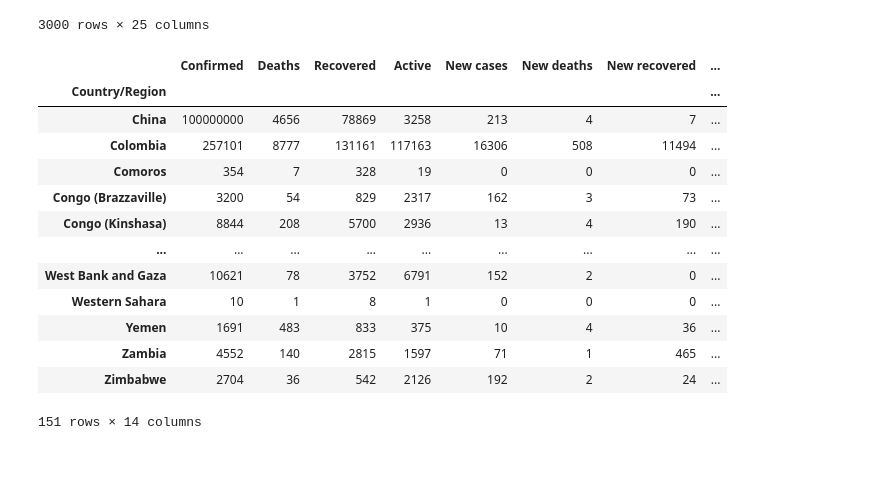
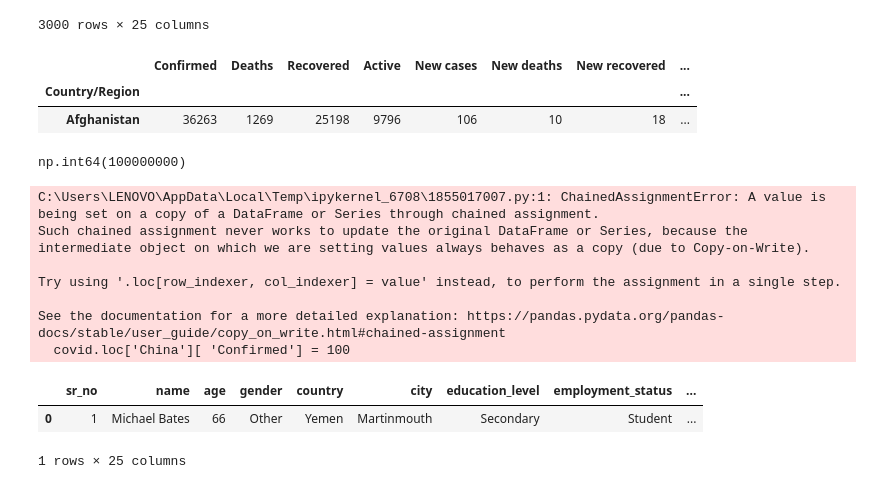
Before and after one commit to Anuragpathak08/Data-Analysis, a Jupyter notebook: pandas/m1day06.ipynb, the cells around one changed output. Saved outputs shown, nothing was run; the diff lists cells and outputs as text; code cells hidden in the pictures; blank space fills up the shorter version.

Commit message:
Refactor execution counts and fix chained assignment warnings in m1day06 notebook; update data handling for COVID and demographic datasets.

```diff
--- a/pandas/m1day06.ipynb
+++ b/pandas/m1day06.ipynb
@@ -153,19 +153,9 @@ gone_case
 # %%
 # covid.set_index('Country/Region', inplace=True)
 covid.loc['China':'China':, 'Confirmed'] = 100000000
-covid.loc['China':]
+covid.set_index('Country/Region', inplace= True)
+covid.head(1)
 # %% [output]
 |  | Confirmed | Deaths | Recovered | Active | New cases | New deaths | New recovered | ... |
 | Country/Region |  |  |  |  |  |  |  | ... |
-| China | 100000000 | 4656 | 78869 | 3258 | 213 | 4 | 7 | ... |
-| Colombia | 257101 | 8777 | 131161 | 117163 | 16306 | 508 | 11494 | ... |
-| Comoros | 354 | 7 | 328 | 19 | 0 | 0 | 0 | ... |
-| Congo (Brazzaville) | 3200 | 54 | 829 | 2317 | 162 | 3 | 73 | ... |
-| Congo (Kinshasa) | 8844 | 208 | 5700 | 2936 | 13 | 4 | 190 | ... |
-| ... | ... | ... | ... | ... | ... | ... | ... | ... |
-| West Bank and Gaza | 10621 | 78 | 3752 | 6791 | 152 | 2 | 0 | ... |
-| Western Sahara | 10 | 1 | 8 | 1 | 0 | 0 | 0 | ... |
-| Yemen | 1691 | 483 | 833 | 375 | 10 | 4 | 36 | ... |
-| Zambia | 4552 | 140 | 2815 | 1597 | 71 | 1 | 465 | ... |
-| Zimbabwe | 2704 | 36 | 542 | 2126 | 192 | 2 | 24 | ... |
+| Afghanistan | 36263 | 1269 | 25198 | 9796 | 106 | 10 | 18 | ... |
-151 rows × 14 columns
@@ -171,0 +165,14 @@ covid.loc['China':]
+# %%
+covid.loc['China', 'Confirmed']
+# %% [output]
+np.int64(100000000)
+# %%
+covid.loc['China'][ 'Confirmed'] = 100
+# %% [output]
+C:\Users\LENOVO\AppData\Local\Temp\ipykernel_6708\1855017007.py:1: ChainedAssignmentError: A value is being set on a copy of a DataFrame or Series through chained assignment.
+Such chained assignment never works to update the original DataFrame or Series, because the intermediate object on which we are setting values always behaves as a copy (due to Copy-on-Write).
+
+Try using '.loc[row_indexer, col_indexer] = value' instead, to perform the assignment in a single step.
+
+See the documentation for a more detailed explanation: https://pandas.pydata.org/pandas-docs/stable/user_guide/copy_on_write.html#chained-assignment
+  covid.loc['China'][ 'Confirmed'] = 100
@@ -171,0 +182,6 @@ covid.loc['China':]
+# %%
+gone_case.head(1)
+# %% [output]
+|  | sr_no | name | age | gender | country | city | education_level | employment_status | ... |
+| 0 | 1 | Michael Bates | 66 | Other | Yemen | Martinmouth | Secondary | Student | ... |
+1 rows × 25 columns
```
Also changed, not shown: parts of 13 cells of this notebook.
